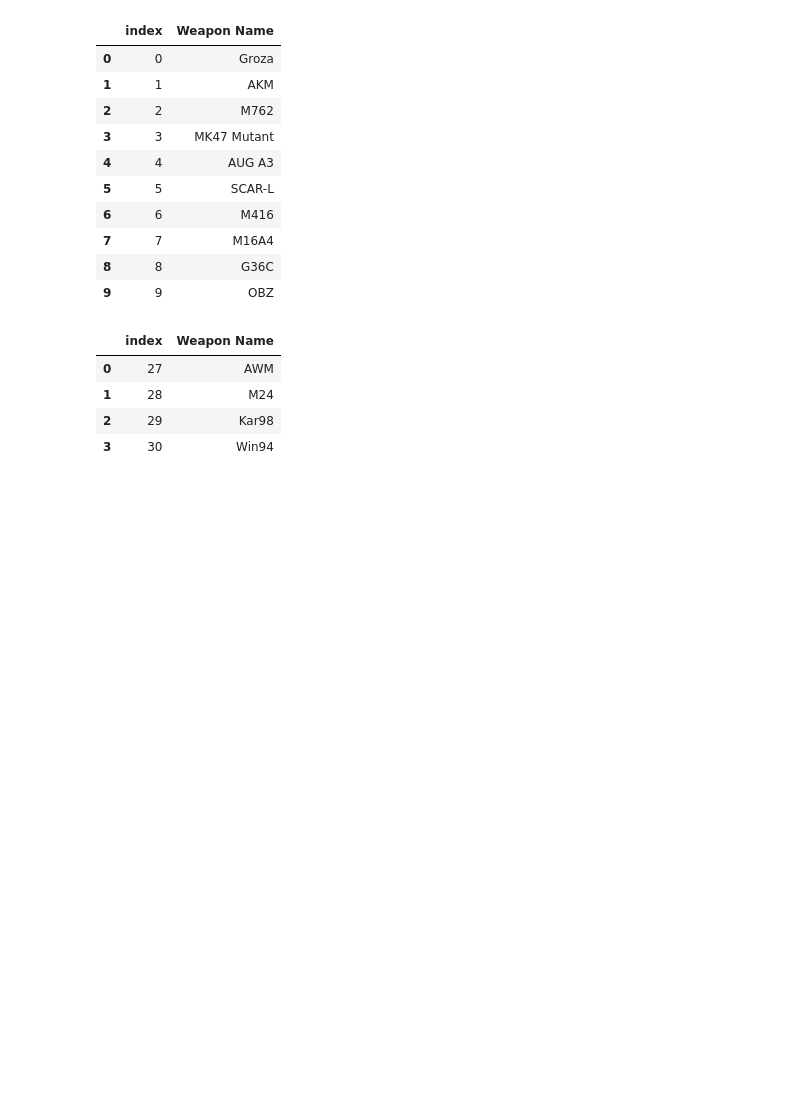
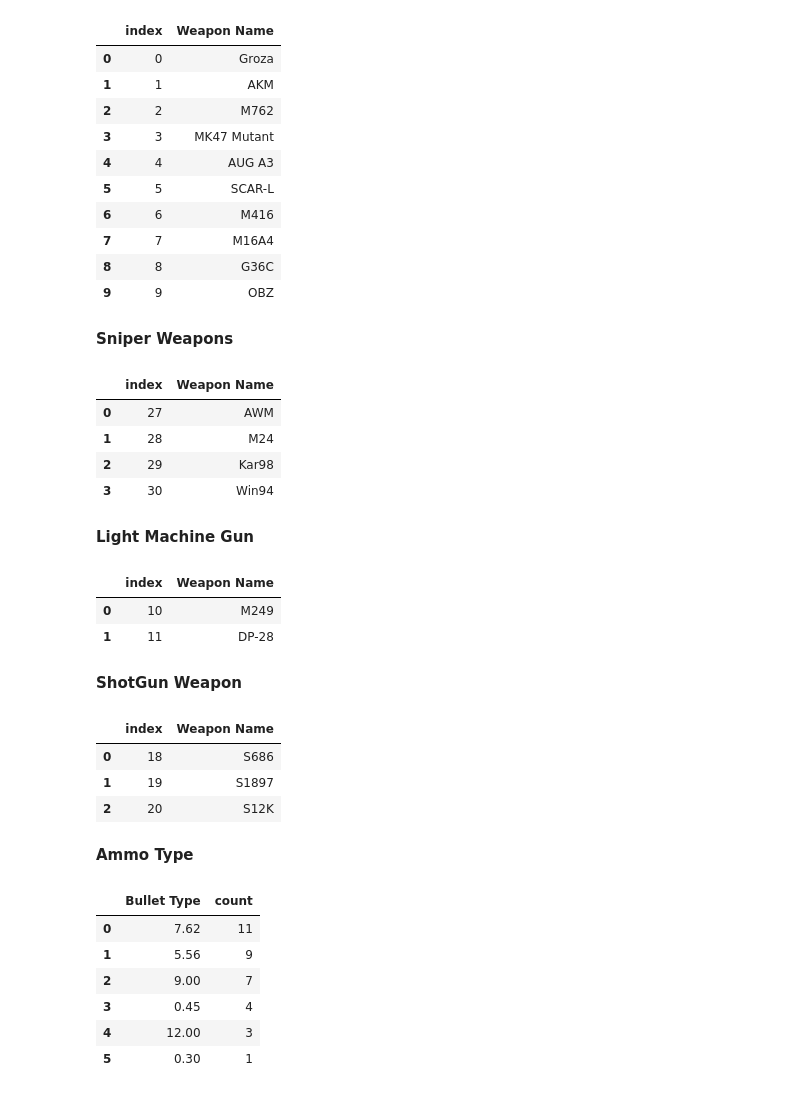
Before and after one commit to kumawatmanish05/BGMI_Weapon_EDA, a Jupyter notebook: bgmi-weapon-stats.ipynb, the cells around one changed output. Saved outputs shown, nothing was run; the diff lists cells and outputs as text; code cells hidden in the pictures; blank space fills up the shorter version.

Commit message:
BGMI_Weapon_Stats

```diff
--- a/bgmi-weapon-stats.ipynb
+++ b/bgmi-weapon-stats.ipynb
@@ -117,6 +117,8 @@ df.loc[df["Weapon Type"]=="Assault Rifle","Weapon Name"].reset_index()
 | 7 | 7 | M16A4 |
 | 8 | 8 | G36C |
 | 9 | 9 | OBZ |
+# %% [markdown]
+**Sniper Weapons**
 # %%
 #Sniper weapons
 df.loc[df["Weapon Type"]=="Sniper Rifle","Weapon Name"].reset_index()
@@ -126,3 +128,33 @@ df.loc[df["Weapon Type"]=="Sniper Rifle","Weapon Name"].reset_index()
 | 1 | 28 | M24 |
 | 2 | 29 | Kar98 |
 | 3 | 30 | Win94 |
+# %% [markdown]
+****Light Machine Gun****
+# %%
+#Light Machine Guns
+df.loc[df["Weapon Type"]=="Light Machine Gun","Weapon Name"].reset_index()
+# %% [output]
+|  | index | Weapon Name |
+| 0 | 10 | M249 |
+| 1 | 11 | DP-28 |
+# %% [markdown]
+**ShotGun Weapon**
+# %%
+df.loc[df["Weapon Type"] == "Shotgun","Weapon Name"].reset_index()
+# %% [output]
+|  | index | Weapon Name |
+| 0 | 18 | S686 |
+| 1 | 19 | S1897 |
+| 2 | 20 | S12K |
+# %% [markdown]
+**Ammo Type**
+# %%
+df["Bullet Type"].value_counts().reset_index()
+# %% [output]
+|  | Bullet Type | count |
+| 0 | 7.62 | 11 |
+| 1 | 5.56 | 9 |
+| 2 | 9.00 | 7 |
+| 3 | 0.45 | 4 |
+| 4 | 12.00 | 3 |
+| 5 | 0.30 | 1 |
```
